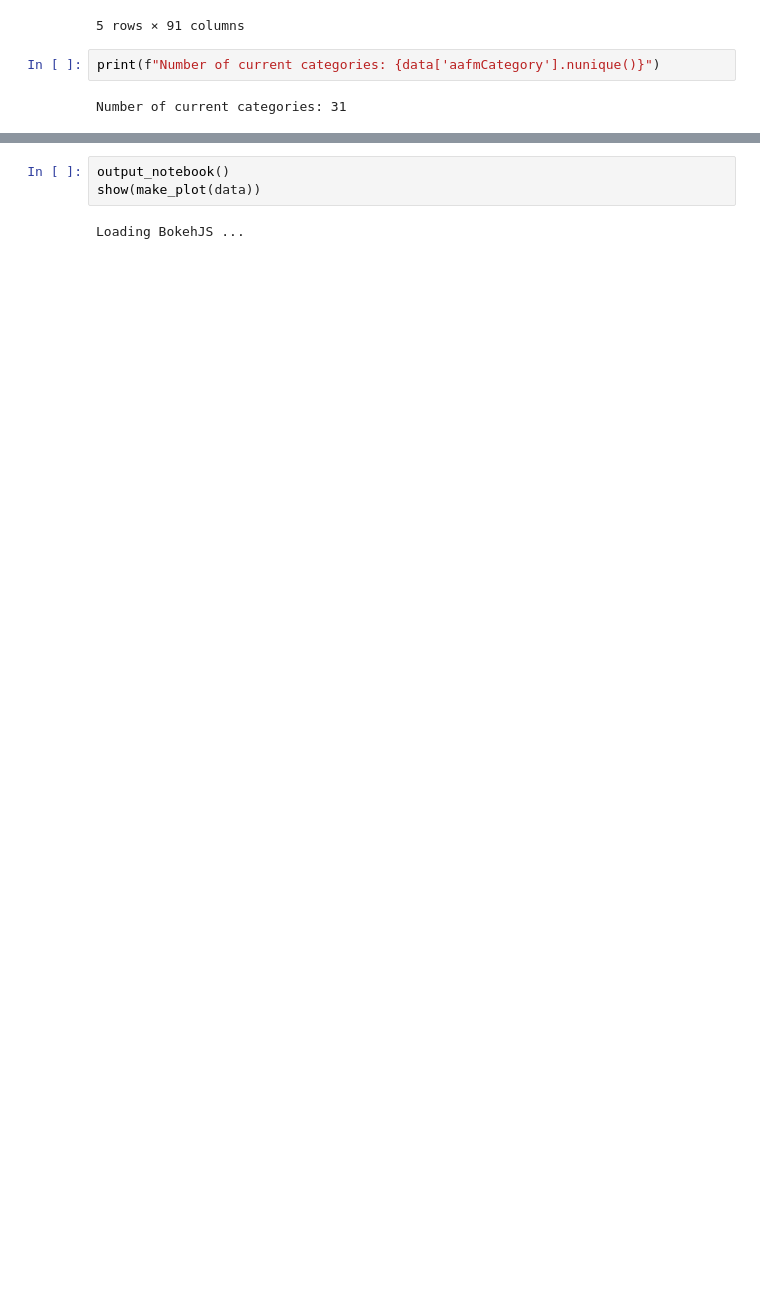
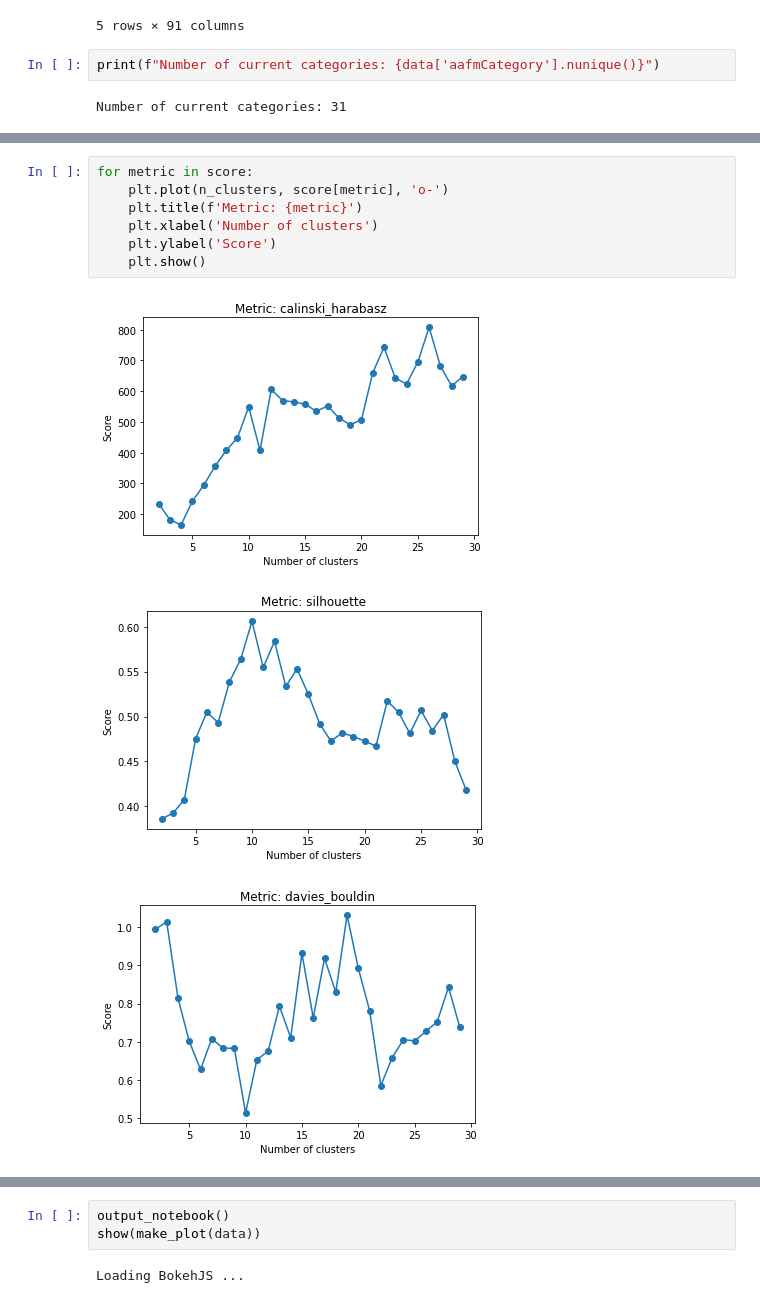
Before and after one commit to chris-santiago/aafm, a Jupyter notebook: notebooks/kmeans_cluster.ipynb, the cells around one changed output, grey strips where cells are left out. Drawn from its saved outputs; the diff is of its cells as text; blank space fills up the shorter version.

```diff
--- a/notebooks/kmeans_cluster.ipynb
+++ b/notebooks/kmeans_cluster.ipynb
@@ -86,0 +129,11 @@ plt.show()
+# %%
+for metric in score:
+    plt.plot(n_clusters, score[metric], 'o-')
+    plt.title(f'Metric: {metric}')
+    plt.xlabel('Number of clusters')
+    plt.ylabel('Score')
+    plt.show()
+# %% [output]
+[figure, added]
+[figure, added]
+[figure, added]
```
Also changed, not shown: parts of 20 cells of this notebook, 9 other files.
